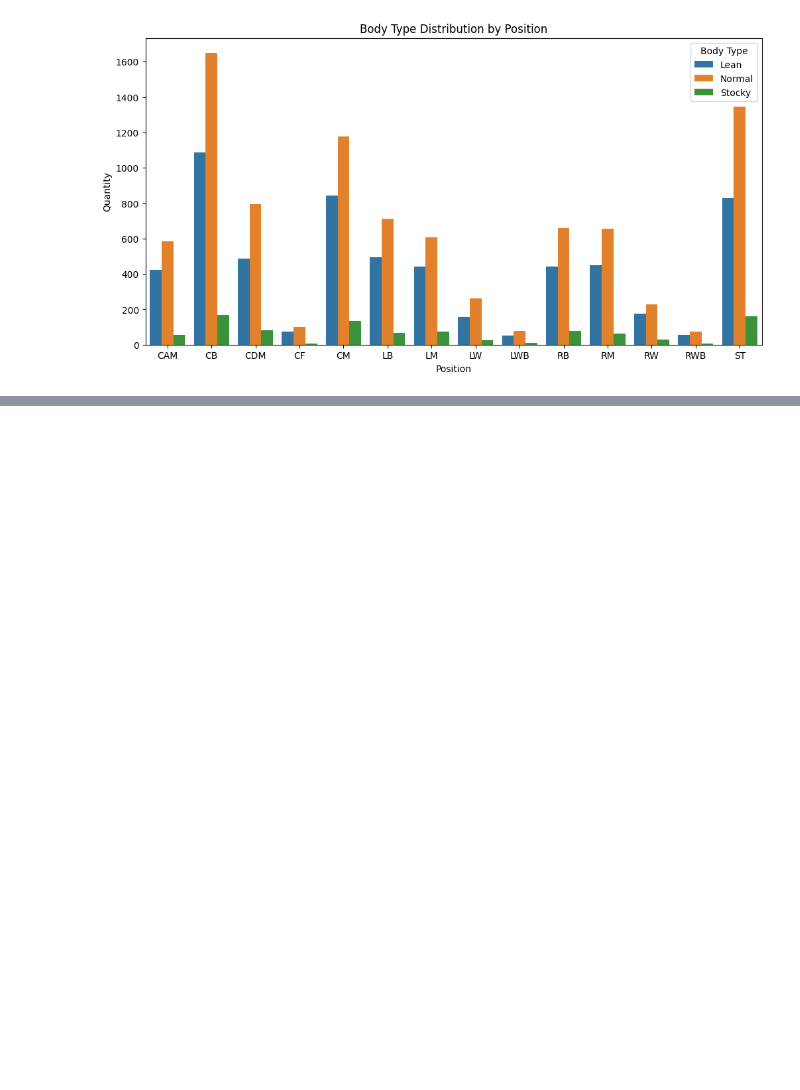
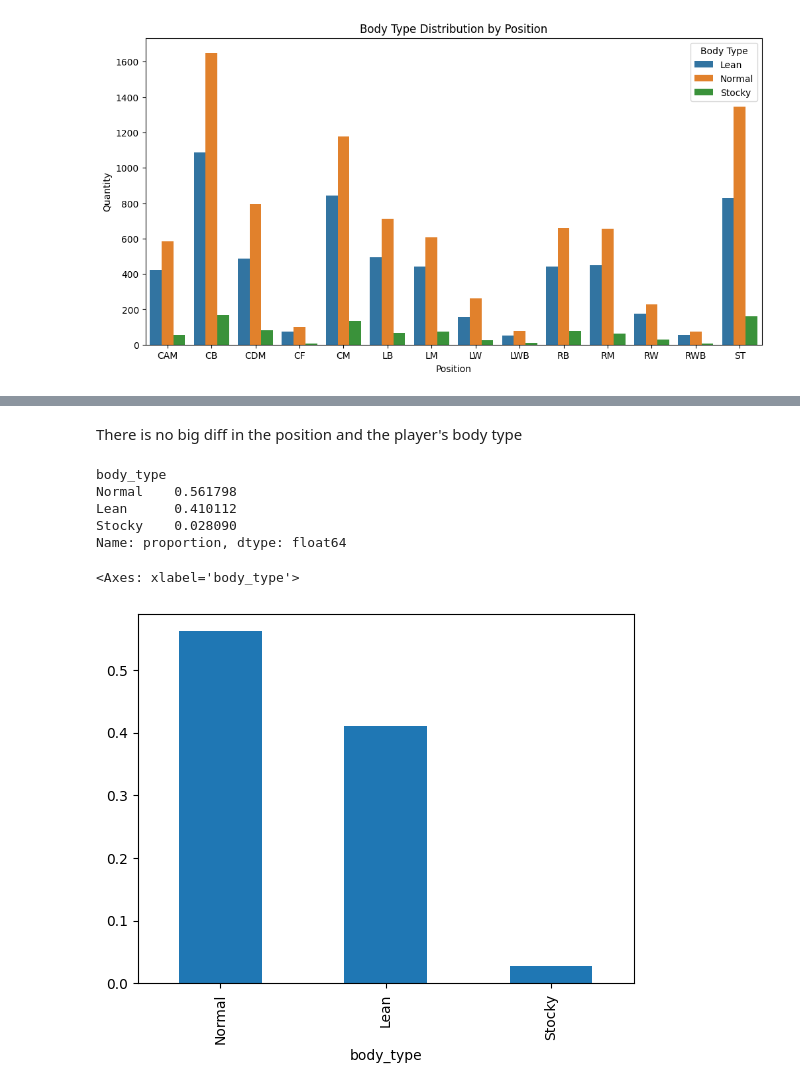
Before and after one commit to alexkrdozo/fifa-stats, a Jupyter notebook: football_al.ipynb, the cells around one changed output, grey strips where cells are left out. Drawn from its saved outputs; the diff is of its cells as text; code cells hidden in the pictures; blank space fills up the shorter version.

```diff
--- a/football_al.ipynb
+++ b/football_al.ipynb
@@ -163,0 +206,14 @@ plt.show()
+# %% [markdown]
+There is no big diff in the position and the player's body type
+# %%
+group = fifa_sts.query("positions == 'CF'")['body_type'].value_counts(normalize=True)
+print(group)
+group.plot.bar()
+# %% [output]
+body_type
+Normal    0.561798
+Lean      0.410112
+Stocky    0.028090
+Name: proportion, dtype: float64
+<Axes: xlabel='body_type'>
+[figure, added]
```
Also changed, not shown: parts of 6 cells of this notebook.
